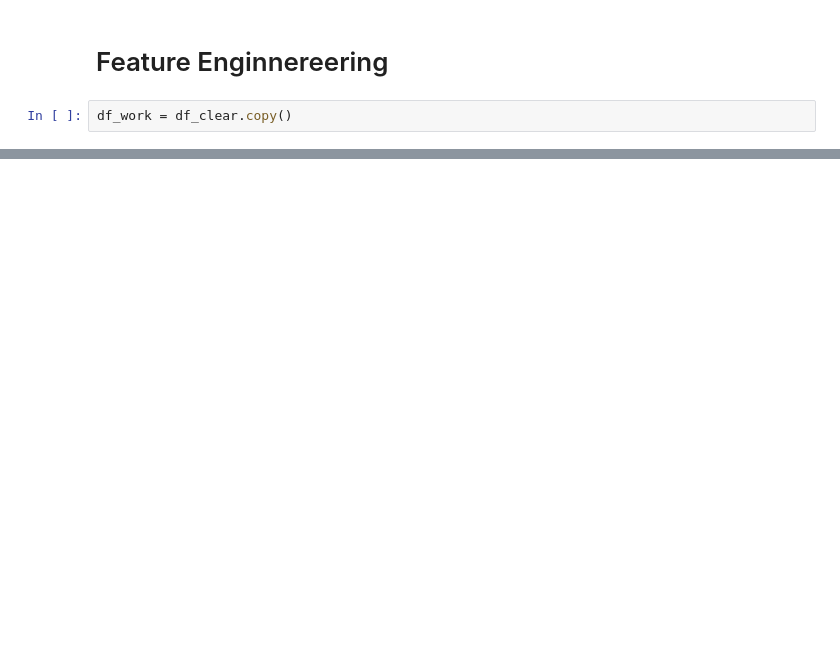
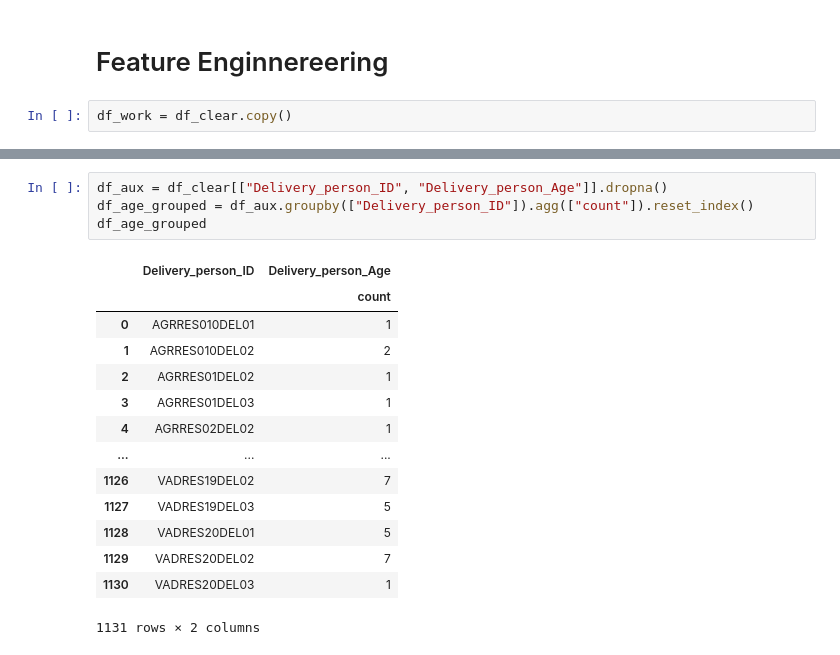
Before and after one commit to luc457x/CDS-PA, a Jupyter notebook: notebook.ipynb, the cells around one changed output, grey strips where cells are left out. Cells and saved outputs as stored; diff of their text form; blank space fills up the shorter version.

```diff
--- a/notebook.ipynb
+++ b/notebook.ipynb
@@ -303,0 +285,19 @@ cidade com o (os) entregadores mais novos?
+# %%
+df_aux = df_clear[["Delivery_person_ID", "Delivery_person_Age"]].dropna()
+df_age_grouped = df_aux.groupby(["Delivery_person_ID"]).agg(["count"]).reset_index()
+df_age_grouped
+# %% [output]
+|  | Delivery_person_ID | Delivery_person_Age |
+|  |  | count |
+| 0 | AGRRES010DEL01 | 1 |
+| 1 | AGRRES010DEL02 | 2 |
+| 2 | AGRRES01DEL02 | 1 |
+| 3 | AGRRES01DEL03 | 1 |
+| 4 | AGRRES02DEL02 | 1 |
+| ... | ... | ... |
+| 1126 | VADRES19DEL02 | 7 |
+| 1127 | VADRES19DEL03 | 5 |
+| 1128 | VADRES20DEL01 | 5 |
+| 1129 | VADRES20DEL02 | 7 |
+| 1130 | VADRES20DEL03 | 1 |
+1131 rows × 2 columns
```
Also changed, not shown: parts of 21 cells of this notebook.
